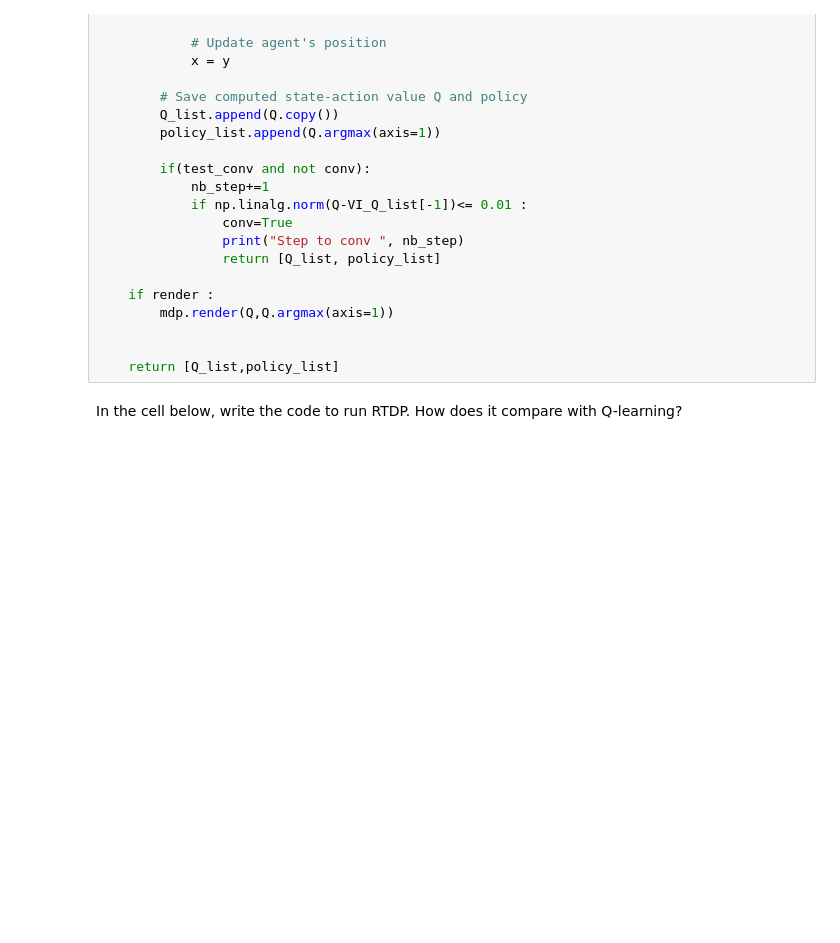
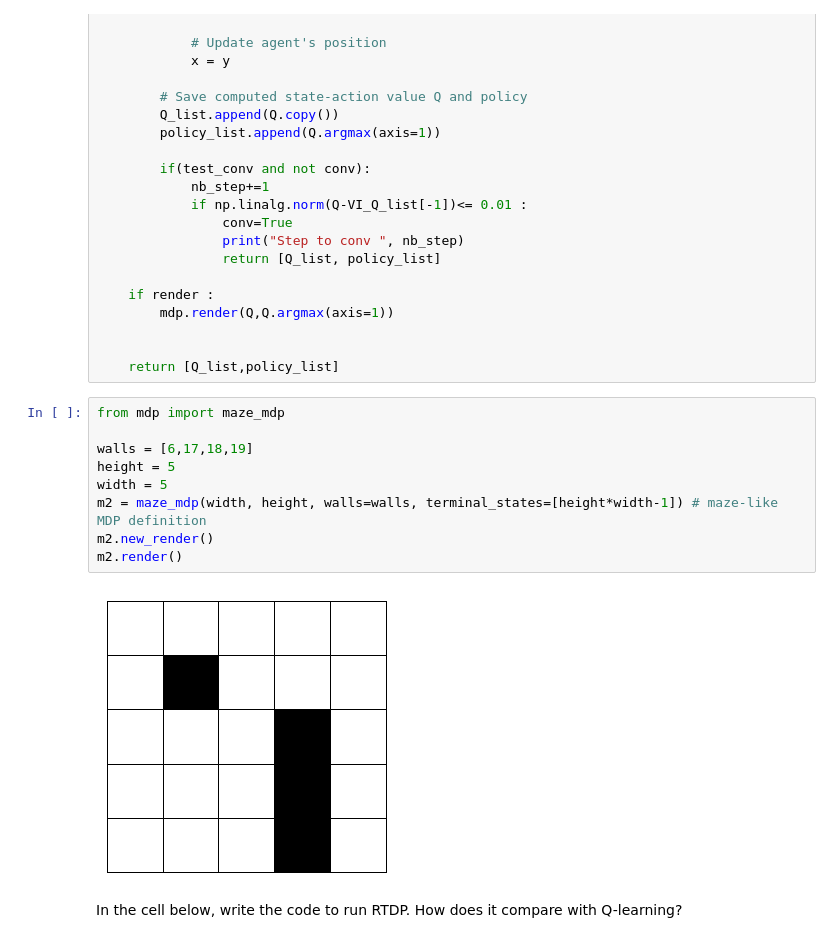
Before and after one commit to AntoninARBERET/rl_labs_notebooks, a Jupyter notebook: mbrl.ipynb, the cells around one changed output. Drawn from its saved outputs; the diff is of its cells as text; blank space fills up the shorter version.

```diff
--- a/mbrl.ipynb
+++ b/mbrl.ipynb
@@ -116,6 +116,17 @@ def RTDP(mdp, deviation=0, nEpisodes=10000, nTimesteps=50,test_conv=False, rende
 
 
     return [Q_list,policy_list]
+# %%
+from mdp import maze_mdp
+
+walls = [6,17,18,19]
+height = 5
+width = 5
+m2 = maze_mdp(width, height, walls=walls, terminal_states=[height*width-1]) # maze-like MDP definition
+m2.new_render()
+m2.render()
+# %% [output]
+[figure, added]
 # %% [markdown]
 In the cell below, write the code to run RTDP. How does it compare with Q-learning?
 # %%
```
Also changed, not shown: 4 other files.
